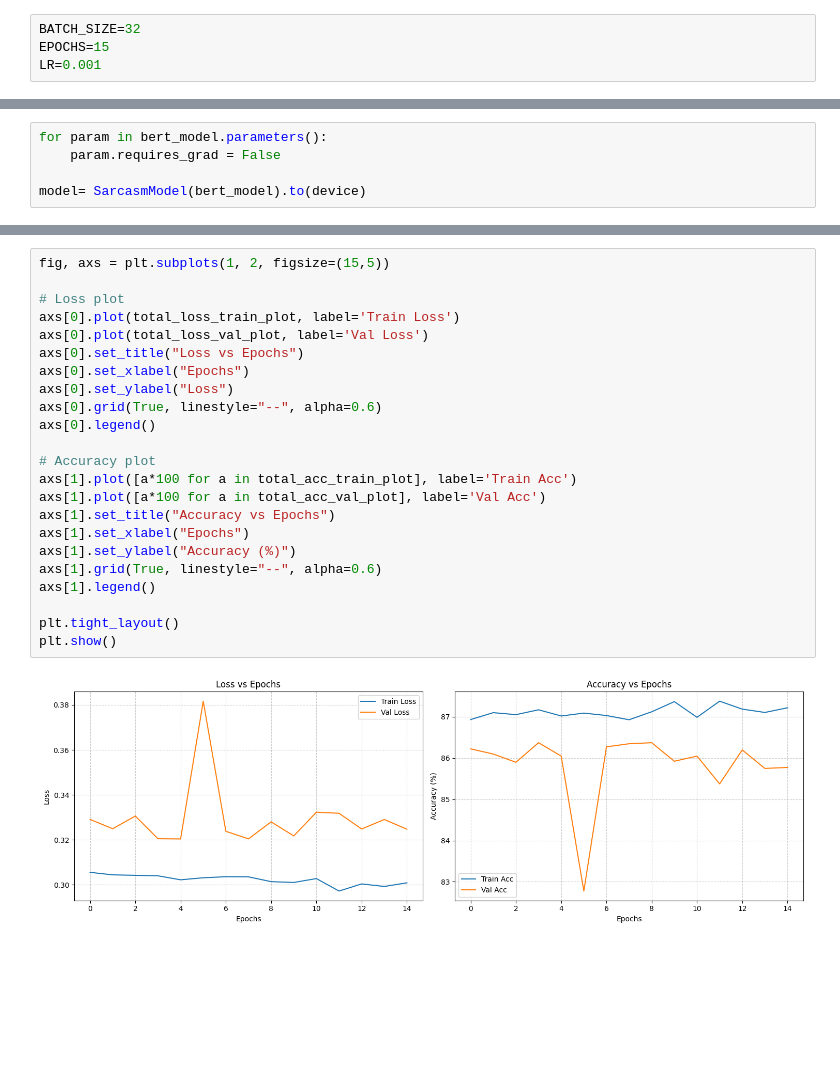
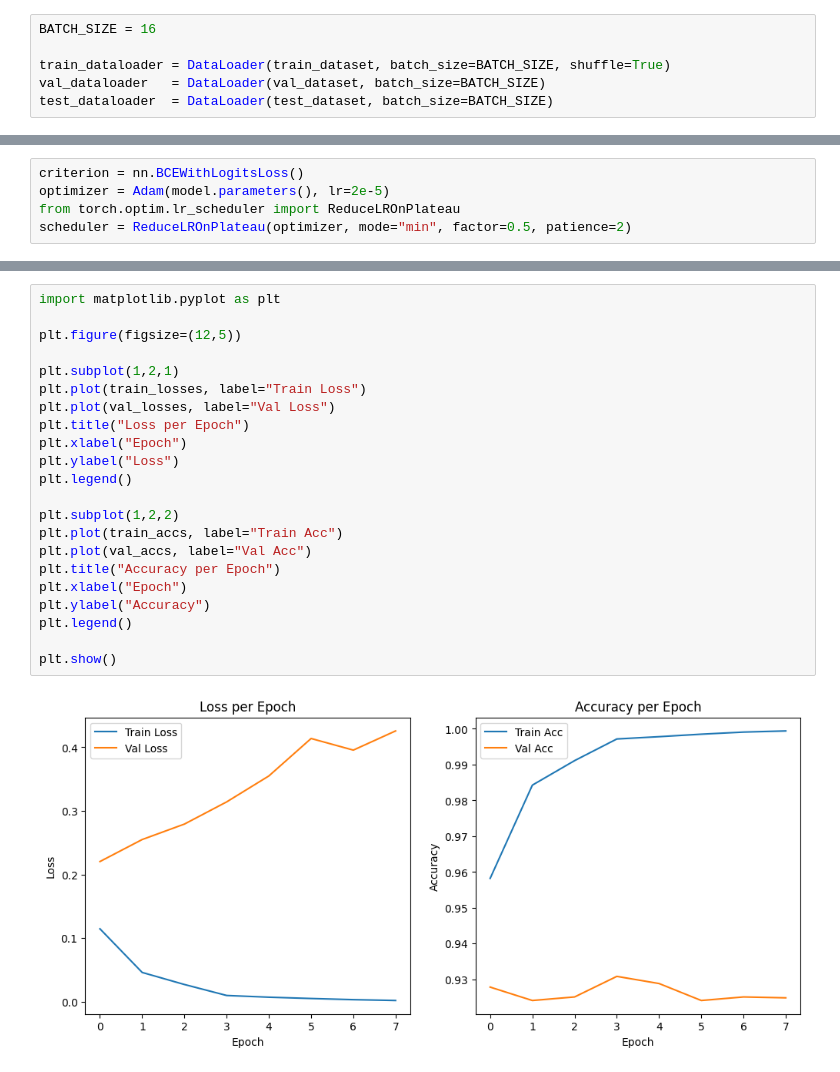
Before and after one commit to wolfy01/Regular_ML_Models, a Jupyter notebook: text.ipynb, the cells around one changed output, grey strips where cells are left out. Drawn from its saved outputs; the diff is of its cells as text; blank space fills up the shorter version.

Commit message:
Improved model

```diff
--- a/text.ipynb
+++ b/text.ipynb
@@ -64,5 +85,7 @@ test_dataset= dataset(X_test,y_test)
 # %%
-BATCH_SIZE=32
-EPOCHS=15
-LR=0.001
+BATCH_SIZE = 16
+
+train_dataloader = DataLoader(train_dataset, batch_size=BATCH_SIZE, shuffle=True)
+val_dataloader   = DataLoader(val_dataset, batch_size=BATCH_SIZE)
+test_dataloader  = DataLoader(test_dataset, batch_size=BATCH_SIZE)
 # %%
@@ -90,6 +107,6 @@ class SarcasmModel(nn.Module):
 # %%
-for param in bert_model.parameters():
-    param.requires_grad = False
-
-model= SarcasmModel(bert_model).to(device)
+criterion = nn.BCEWithLogitsLoss()
+optimizer = Adam(model.parameters(), lr=2e-5)
+from torch.optim.lr_scheduler import ReduceLROnPlateau
+scheduler = ReduceLROnPlateau(optimizer, mode="min", factor=0.5, patience=2)
 # %%
@@ -201,25 +268,24 @@ Accuray Score on test data is :1
 # %%
-fig, axs = plt.subplots(1, 2, figsize=(15,5))
+import matplotlib.pyplot as plt
 
-# Loss plot
-axs[0].plot(total_loss_train_plot, label='Train Loss')
-axs[0].plot(total_loss_val_plot, label='Val Loss')
-axs[0].set_title("Loss vs Epochs")
-axs[0].set_xlabel("Epochs")
-axs[0].set_ylabel("Loss")
-axs[0].grid(True, linestyle="--", alpha=0.6)
-axs[0].legend()
+plt.figure(figsize=(12,5))
 
-# Accuracy plot
-axs[1].plot([a*100 for a in total_acc_train_plot], label='Train Acc')
-axs[1].plot([a*100 for a in total_acc_val_plot], label='Val Acc')
-axs[1].set_title("Accuracy vs Epochs")
-axs[1].set_xlabel("Epochs")
-axs[1].set_ylabel("Accuracy (%)")
-axs[1].grid(True, linestyle="--", alpha=0.6)
-axs[1].legend()
+plt.subplot(1,2,1)
+plt.plot(train_losses, label="Train Loss")
+plt.plot(val_losses, label="Val Loss")
+plt.title("Loss per Epoch")
+plt.xlabel("Epoch")
+plt.ylabel("Loss")
+plt.legend()
 
-plt.tight_layout()
+plt.subplot(1,2,2)
+plt.plot(train_accs, label="Train Acc")
+plt.plot(val_accs, label="Val Acc")
+plt.title("Accuracy per Epoch")
+plt.xlabel("Epoch")
+plt.ylabel("Accuracy")
+plt.legend()
+
 plt.show()
 # %% [output]
-[figure, old version]
+[figure, new version]
```
Also changed, not shown: parts of 11 cells of this notebook.
